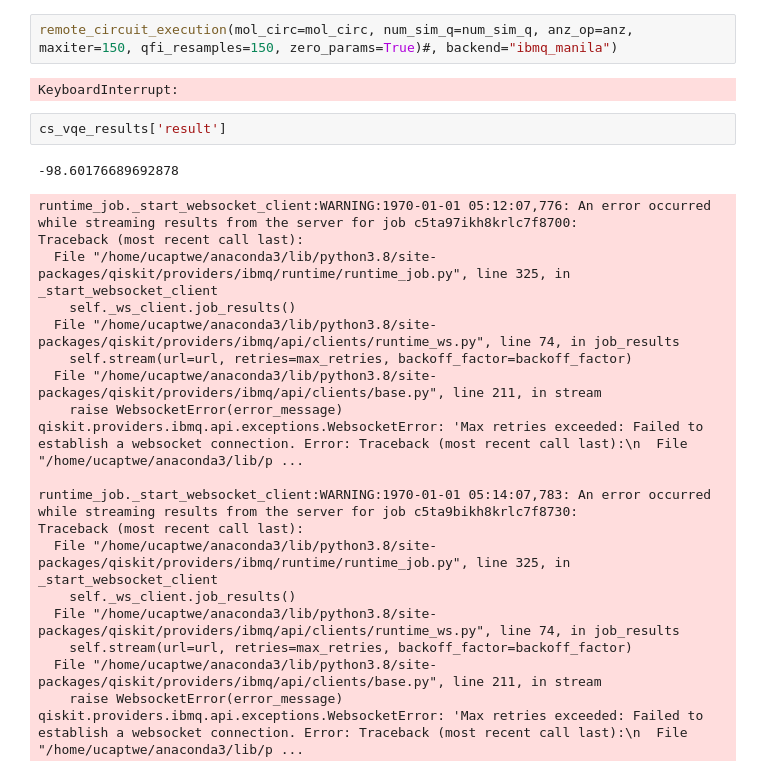
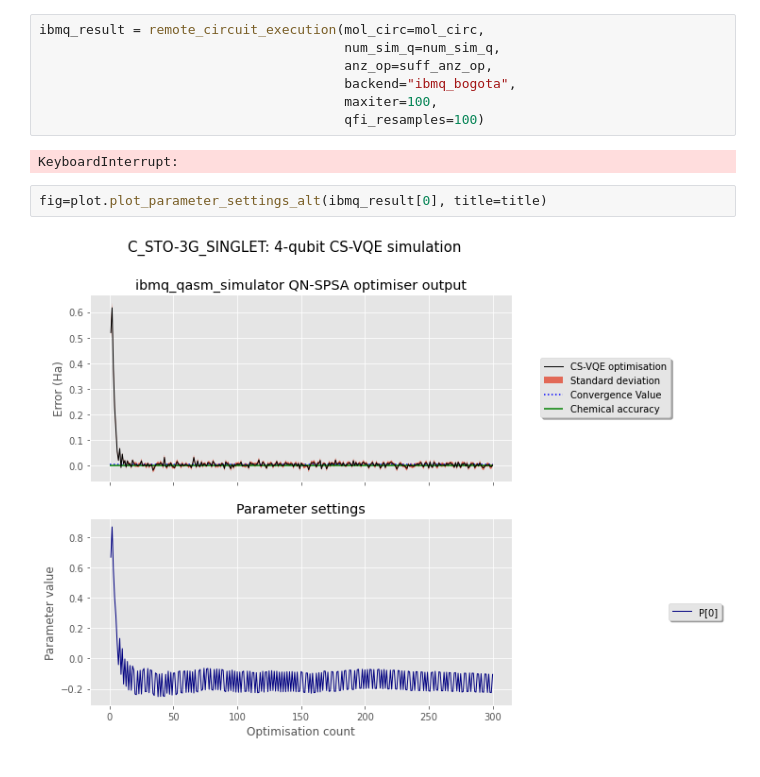
Before and after one commit to wmkirby1/CS-VQE, a Jupyter notebook: noisy_simulation.ipynb, the cells around one changed output. Cells and saved outputs as stored; diff of their text form.

```diff
--- a/noisy_simulation.ipynb
+++ b/noisy_simulation.ipynb
@@ -134,29 +180,15 @@ backends
  'ibmq_quito',
  'ibmq_manila']
 # %%
-remote_circuit_execution(mol_circ=mol_circ, num_sim_q=num_sim_q, anz_op=anz, maxiter=150, qfi_resamples=150, zero_params=True)#, backend="ibmq_manila")
+ibmq_result = remote_circuit_execution(mol_circ=mol_circ,
+                                       num_sim_q=num_sim_q,
+                                       anz_op=suff_anz_op,
+                                       backend="ibmq_bogota",
+                                       maxiter=100,
+                                       qfi_resamples=100)
 # %% [output]
 KeyboardInterrupt:
-# %%
-cs_vqe_results['result']
-# %% [output]
--98.60176689692878
-runtime_job._start_websocket_client:WARNING:1970-01-01 05:12:07,776: An error occurred while streaming results from the server for job c5ta97ikh8krlc7f8700:
-Traceback (most recent call last):
-  File "/home/ucaptwe/anaconda3/lib/python3.8/site-packages/qiskit/providers/ibmq/runtime/runtime_job.py", line 325, in _start_websocket_client
-    self._ws_client.job_results()
-  File "/home/ucaptwe/anaconda3/lib/python3.8/site-packages/qiskit/providers/ibmq/api/clients/runtime_ws.py", line 74, in job_results
-    self.stream(url=url, retries=max_retries, backoff_factor=backoff_factor)
-  File "/home/ucaptwe/anaconda3/lib/python3.8/site-packages/qiskit/providers/ibmq/api/clients/base.py", line 211, in stream
-    raise WebsocketError(error_message)
-qiskit.providers.ibmq.api.exceptions.WebsocketError: 'Max retries exceeded: Failed to establish a websocket connection. Error: Traceback (most recent call last):\n  File "/home/ucaptwe/anaconda3/lib/p ...
-
-runtime_job._start_websocket_client:WARNING:1970-01-01 05:14:07,783: An error occurred while streaming results from the server for job c5ta9bikh8krlc7f8730:
-Traceback (most recent call last):
-  File "/home/ucaptwe/anaconda3/lib/python3.8/site-packages/qiskit/providers/ibmq/runtime/runtime_job.py", line 325, in _start_websocket_client
-    self._ws_client.job_results()
-  File "/home/ucaptwe/anaconda3/lib/python3.8/site-packages/qiskit/providers/ibmq/api/clients/runtime_ws.py", line 74, in job_results
-    self.stream(url=url, retries=max_retries, backoff_factor=backoff_factor)
-  File "/home/ucaptwe/anaconda3/lib/python3.8/site-packages/qiskit/providers/ibmq/api/clients/base.py", line 211, in stream
-    raise WebsocketError(error_message)
-qiskit.providers.ibmq.api.exceptions.WebsocketError: 'Max retries exceeded: Failed to establish a websocket connection. Error: Traceback (most recent call last):\n  File "/home/ucaptwe/anaconda3/lib/p ...
+# %%
+fig=plot.plot_parameter_settings_alt(ibmq_result[0], title=title)
+# %% [output]
+[figure, added]
```
Also changed, not shown: parts of 12 cells of this notebook, 30 other files.
